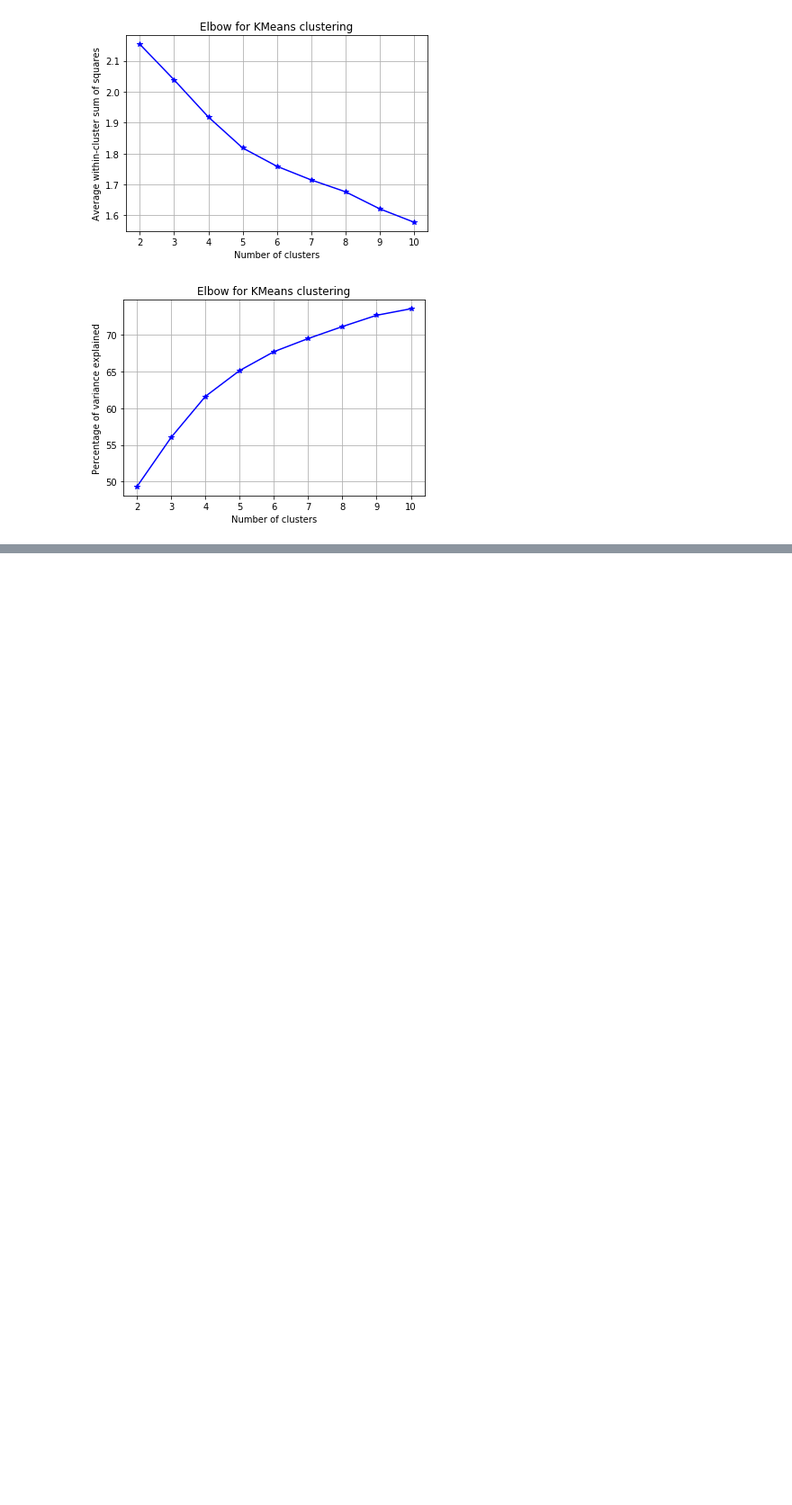
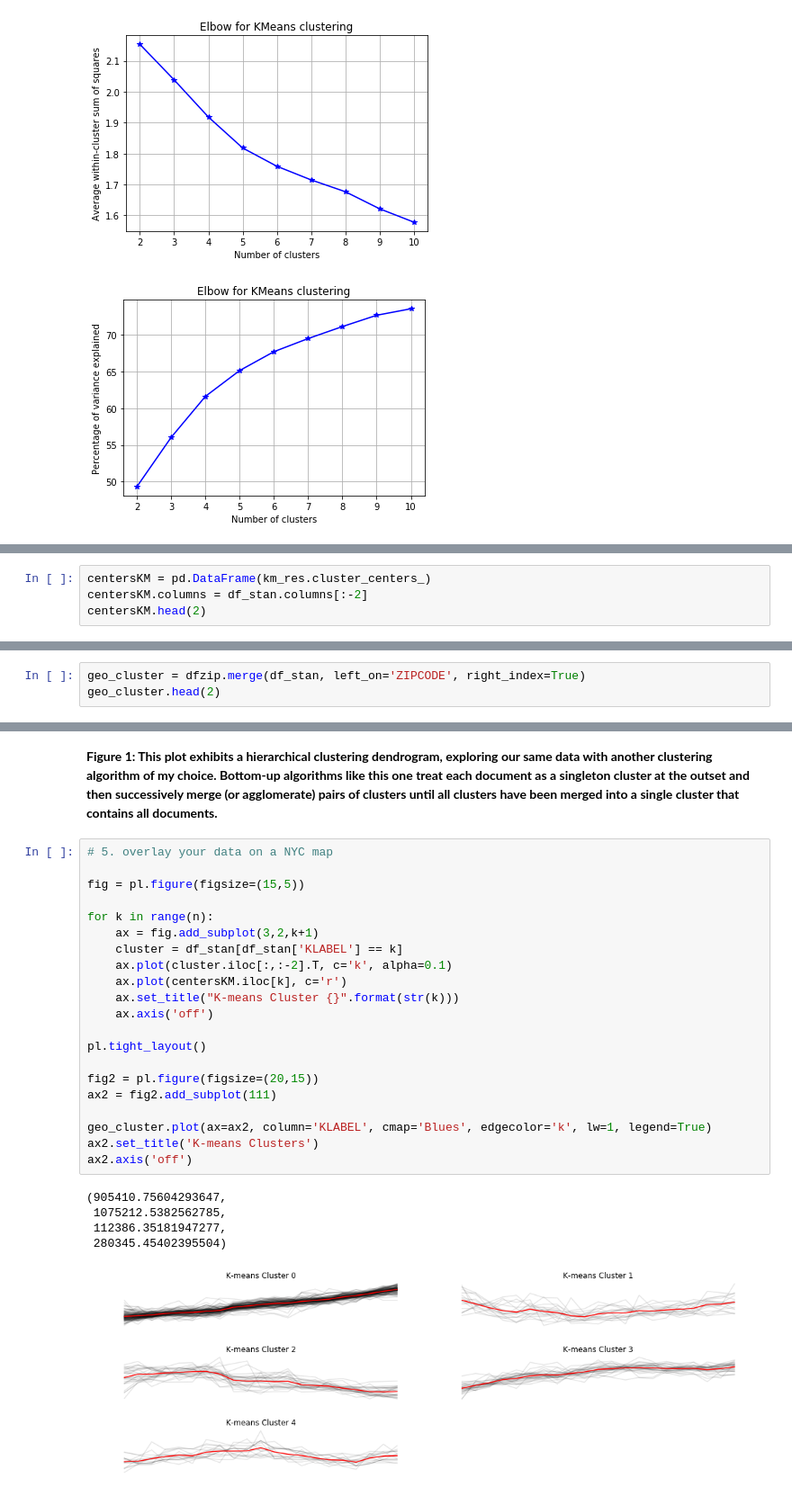
Before and after one commit to charlie-moffett/PUI2017_cm4698, a Jupyter notebook: HW11_cm4698/Assignment1_cm4698.ipynb, the cells around one changed output, grey strips where cells are left out. Shown: that part at 90% size. Cells and saved outputs as stored; diff of their text form; blank space fills up the shorter version.

```diff
--- a/HW11_cm4698/Assignment1_cm4698.ipynb
+++ b/HW11_cm4698/Assignment1_cm4698.ipynb
@@ -191,0 +205,4 @@ For n_clusters = 10 The average silhouette_score is : 0.150430762634
+# %%
+centersKM = pd.DataFrame(km_res.cluster_centers_)
+centersKM.columns = df_stan.columns[:-2]
+centersKM.head(2)
@@ -191,0 +214,3 @@ For n_clusters = 10 The average silhouette_score is : 0.150430762634
+# %%
+geo_cluster = dfzip.merge(df_stan, left_on='ZIPCODE', right_index=True)
+geo_cluster.head(2)
@@ -191,0 +239,29 @@ For n_clusters = 10 The average silhouette_score is : 0.150430762634
+# %% [markdown]
+__Figure 1: This plot exhibits a hierarchical clustering dendrogram, exploring our same data with another clustering algorithm of my choice. Bottom-up algorithms like this one treat each document as a singleton cluster at the outset and then successively merge (or agglomerate) pairs of clusters until all clusters have been merged into a single cluster that contains all documents.__
+# %%
+# 5. overlay your data on a NYC map
+
+fig = pl.figure(figsize=(15,5))
+
+for k in range(n):
+    ax = fig.add_subplot(3,2,k+1)
+    cluster = df_stan[df_stan['KLABEL'] == k]
+    ax.plot(cluster.iloc[:,:-2].T, c='k', alpha=0.1)
+    ax.plot(centersKM.iloc[k], c='r')
+    ax.set_title("K-means Cluster {}".format(str(k)))
+    ax.axis('off')
+
+pl.tight_layout()
+
+fig2 = pl.figure(figsize=(20,15))
+ax2 = fig2.add_subplot(111)
+
+geo_cluster.plot(ax=ax2, column='KLABEL', cmap='Blues', edgecolor='k', lw=1, legend=True)
+ax2.set_title('K-means Clusters')
+ax2.axis('off')
+# %% [output]
+(905410.75604293647,
+ 1075212.5382562785,
+ 112386.35181947277,
+ 280345.45402395504)
+[figure, added]
```
Also changed, not shown: parts of 10 cells of this notebook.
